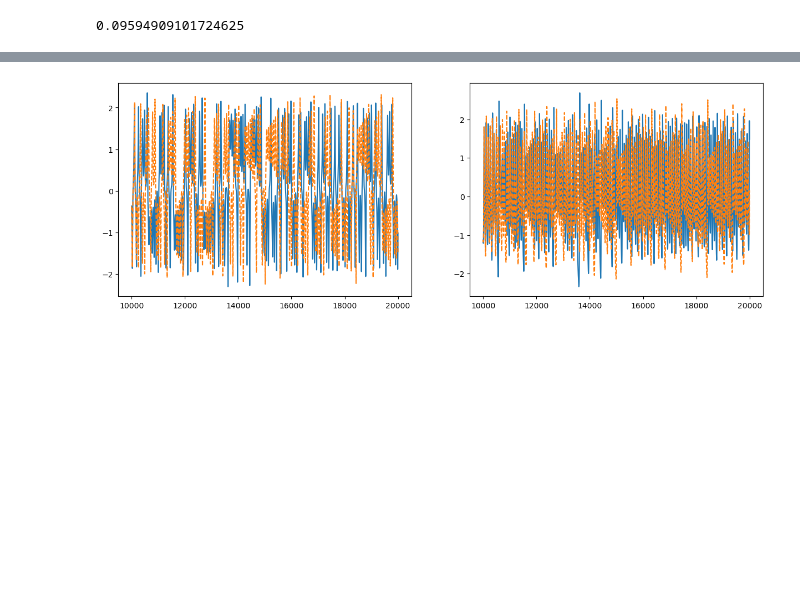
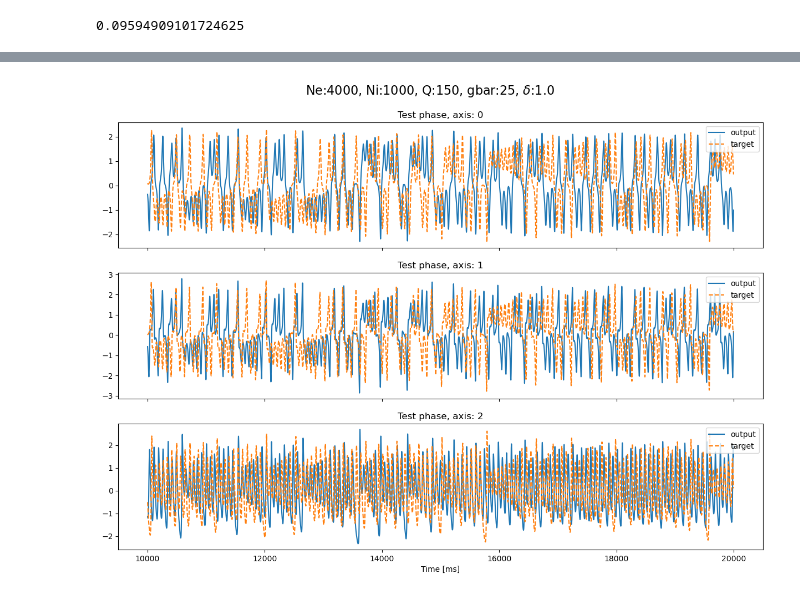
Before and after one commit to themahani/ml_force_research, a Jupyter notebook: morris_lecar/test_force copy.ipynb, the cells around one changed output, grey strips where cells are left out. Cells and saved outputs as stored; diff of their text form; code cells hidden in the pictures; blank space fills up the shorter version.

```diff
--- a/morris_lecar/test_force copy.ipynb
+++ b/morris_lecar/test_force copy.ipynb
@@ -256,12 +274,16 @@ plt.show()
-# %%
-fig, ax = plt.subplots(1, 2, figsize=(15, 5), sharex=True)
-ax[0].plot(t_test, x_hat_rec[:, 0].cpu().numpy())
-ax[0].plot(t_test, sup[nt_train+2:, 0], '--')
-ax[1].plot(t_test, x_hat_rec[:, 2].cpu().numpy())
-ax[1].plot(t_test, sup[nt_train+2:, 2], '--')
-plt.show()
-# %% [output]
-[figure, removed]
+# %%
+fig, ax = plt.subplots(3, 1, figsize=(15, 10), sharex=True)
+for i_ax in range(len(ax)):
+    ax[i_ax].plot(t_test, x_hat_rec[:, i_ax].cpu().numpy(), label='output')
+    ax[i_ax].plot(t_test, ml.sup[-nt_test:, i_ax].cpu().numpy(), '--', label='target')
+    ax[i_ax].set_title(f"Test phase, axis: {i_ax}")
+    ax[i_ax].legend(loc='upper right')
+plt.xlabel('Time [ms]')
+plt.suptitle(fr"Ne:{NE}, Ni:{NI}, Q:{Q}, gbar:{gbar}, $\delta$:{lamda}", y=0.95, fontsize=16)
+plt.savefig(os.path.join(save_path, f"N_{ml._N}_ff_{ff_coeff}_timeseries.png"), dpi=300, bbox_inches='tight')
+plt.show()
+# %% [output]
+[figure, added]
 # %%
 fig, ax = plt.subplots(ncols=ml.sup.shape[1], nrows=2, figsize=(15, 10), sharex=True, sharey=True)
 for i in range(ml.sup.shape[1]):
```
Also changed, not shown: parts of 10 cells of this notebook, 4 other files.
